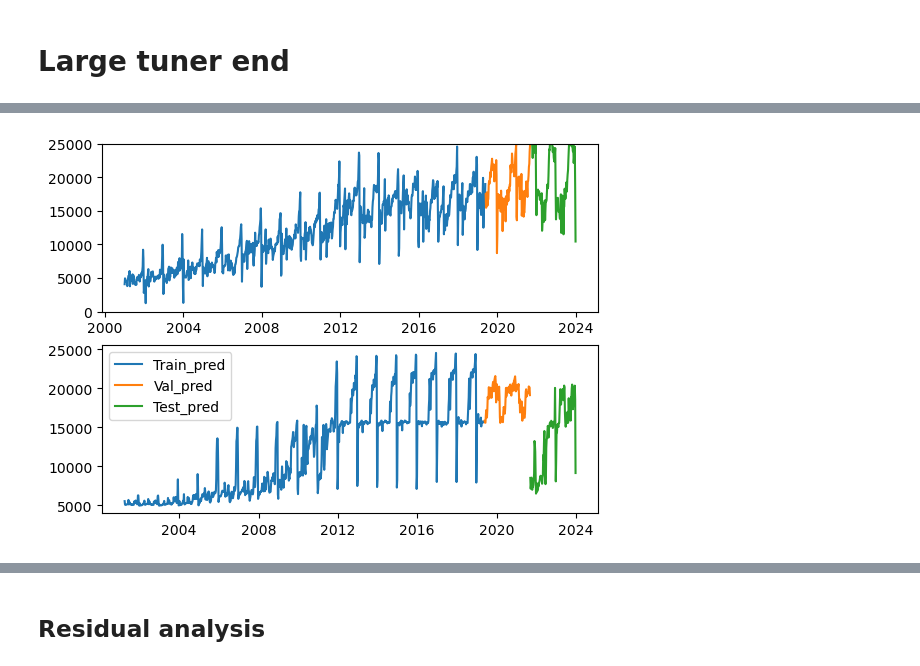
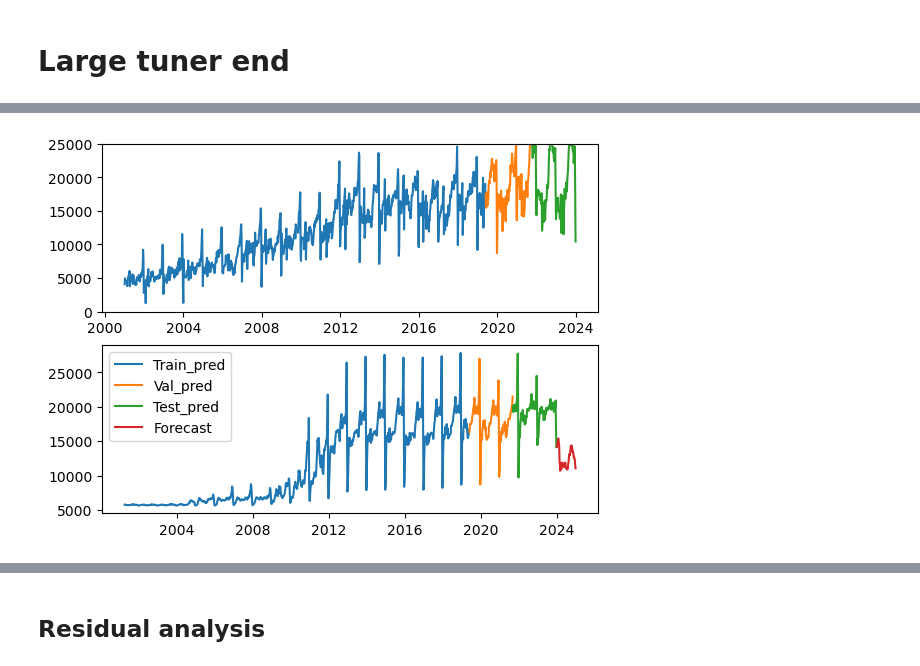
Before and after one commit to DataJakob/DT8807-Advanced-Topics-in-Deep-Learning, a Jupyter notebook: Feature_Engineering_and_Modelling.ipynb, the cells around one changed output, grey strips where cells are left out. Cells and saved outputs as stored; diff of their text form; code cells hidden in the pictures.

```diff
--- a/Feature_Engineering_and_Modelling.ipynb
+++ b/Feature_Engineering_and_Modelling.ipynb
@@ -201,3 +264,7 @@ reshape_func = FunctionTransformer(func=reshaper, kw_args={'timeSteps':None})
+# %%
+X_forecast = pd.read_csv('forecast_df.csv')
+X_forecast.index = pd.to_datetime(X_forecast['Date'], format='%Y-%m-%d')
+X_forecast.drop(['Date'], axis=1, inplace=True)
 # %% [markdown]
 <h1> 4.  Pipelining </h1>
 <h2> 4.1 Column specific pipeline </h2>
@@ -211,6 +278,7 @@ engineering_func = ColumnTransformer(
 # %%
 X_val_corr = pd.concat([X_train[-13:],X_val])
 X_test_corr = pd.concat([X_val[-13:],X_test])
+X_forecast_corr = pd.concat([X_test[-13:],X_forecast])
 # %%
 pipe = Pipeline(steps=[
     ('det', time_func),
@@ -497,34 +504,34 @@ Model: "sequential"
 # %%
 
 model = keras.Sequential([
-    layers.Input(shape=(14,108), name='input_layer'),
-    layers.LSTM(units=125 ,return_sequences=True),
-    layers.LSTM(units=110),
-    layers.Dense(units=770 ,activation='relu'),
+    layers.Input(shape=(14,58), name='input_layer'),
+    layers.LSTM(units=20 ,return_sequences=True),
+    layers.LSTM(units=50),
+    layers.Dense(units=50 ,activation='relu'),
     layers.BatchNormalization(),
-    layers.Dropout(0.3),
-    layers.Dense(units=518,activation='relu'),
-    layers.Dropout(0.3),
-    layers.Dense(units=320,activation='selu'),
-    layers.Dropout(0.3),
+    layers.Dropout(0.5),
+    layers.Dense(units=329,activation='relu'),
+    layers.Dropout(0.45),
+    layers.Dense(units=590,activation='selu'),
+    layers.Dropout(0.45),
     layers.BatchNormalization(),
-    layers.Dense(units=860 ,activation='selu', kernel_regularizer=regularizers.l2(0.01)),
+    layers.Dense(units=1490 ,activation='selu', kernel_regularizer=regularizers.l2(0.01)),
     layers.BatchNormalization(),
-    layers.Dropout(0.15),
-    layers.Dense(units=941,activation='gelu'),
-    layers.Dense(units=860,activation='relu'),
+    layers.Dropout(0.),
+    layers.Dense(units=869,activation='relu'),
+    layers.Dense(units=590,activation='relu'),
     layers.Dense(1)
     ])
 
-optimizer = RMSprop(learning_rate=0.0125)
+optimizer = RMSprop(learning_rate=0.0045)
 model.compile(optimizer=optimizer,
             loss = 'mae')
 tuner_callback=EarlyStopping(monitor='val_loss',
                             min_delta=0.011,
-                            patience=50,
+                            patience=40,
                             restore_best_weights=True)
 history = model.fit(X_train_preprocessed, y_train_pre,
-            epochs=200, batch_size=15,
+            epochs=120, batch_size=20,
             validation_data=(X_val_preprocessed,y_val_pre),
             callbacks=[tuner_callback])
 # %% [output]
@@ -597,4 +604,5 @@ fox['val_loss'].plot()
 train_pred = model.predict(X_train_preprocessed)
 val_pred = model.predict(X_val_preprocessed)
 test_pred = model.predict(X_test_preprocessed)
+forecast = model.predict(X_fore_preprocessed)
 # %% [output]
@@ -621,19 +613,20 @@ X_val
 # %%
 fig,ax = plt.subplots(2)
 ax[0].plot(y_train, label='Train')
 ax[0].plot(y_val, label='Valid')
 ax[0].plot(y_test, label='Test')
 ax[0].set_ylim(0,25000)
 
 ax[1].plot(X_train.index[13:], train_pred, label='Train_pred')
 ax[1].plot(X_val.index[:], val_pred, label='Val_pred')
 ax[1].plot(X_test.index[:], test_pred, label='Test_pred')
+ax[1].plot(fdf.index[:], forecast, label='Forecast')
 # ax[1].set_ylim(0,35000)
 
 plt.legend()
 plt.show()
 # %% [output]
-[figure, old version]
+[figure, new version]
 # %%
 # from sklearn.metrics import root_mean_squared_error as RMSE
 # from sklearn.metrics import mean_absolute_percentage_error as
```
Also changed, not shown: parts of 33 cells of this notebook, 50 other files.
